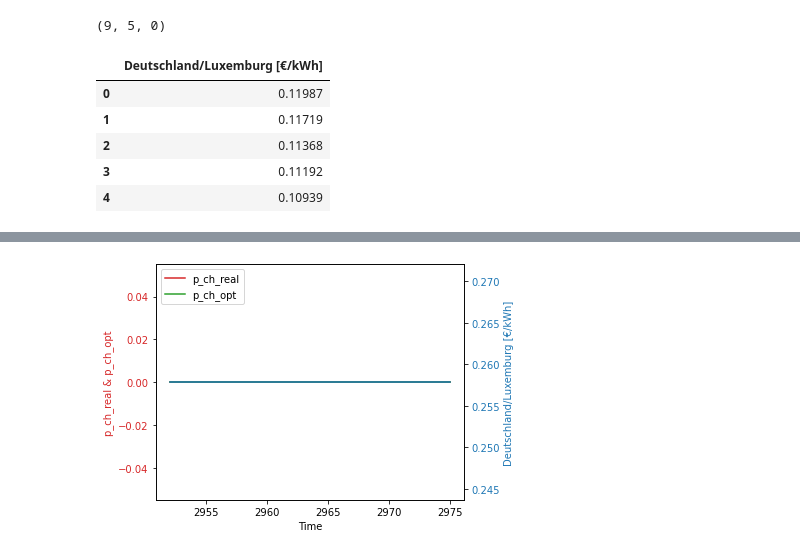
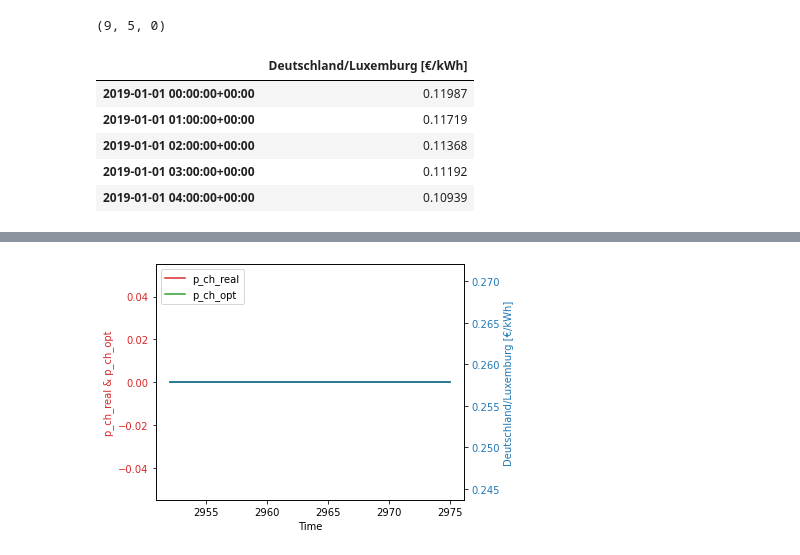
Before and after one commit to leloq/dynamic-tariffs-in-distribution-grids, a Jupyter notebook: 01 Create Dynamic and Constant Profiles.ipynb, the cells around one changed output, grey strips where cells are left out. Drawn from its saved outputs; the diff is of its cells as text; code cells hidden in the pictures.

```diff
--- a/01 Create Dynamic and Constant Profiles.ipynb
+++ b/01 Create Dynamic and Constant Profiles.ipynb
@@ -14,22 +14,22 @@ print(gp.gurobi.version())
 (9, 5, 0)
 # %%
 # In a first step, the input prices are loaded. We take day-ahead GErman spot market prices
-
-df = pd.read_csv("./input/Hourly_EV_Charging.csv") # only for index, the actual EV data is handled separatel
-df = df.iloc[:8760]
+# read EV data with multi-column index
+df = pd.read_csv("./input/Hourly_EV_Charging.csv", sep=";", header=[0,1], index_col=0) # only for index, the actual EV data is handled separately
+df.index = pd.to_datetime(df.index)
 
 df_price = pd.read_excel("./input/Gro_handelspreise_202101010000_202112312359_Stunde (2).xlsx", skiprows=9)
 df_p = pd.DataFrame()
 df_p.index = df.index
 # MWh prices are transformed to kWh prices
 df_p["Deutschland/Luxemburg [€/kWh]"] = df_price["Deutschland/Luxemburg [€/MWh]"].apply(lambda x: x/1000).values
 min_price = df_p["Deutschland/Luxemburg [€/kWh]"].min()
 df_p["Deutschland/Luxemburg [€/kWh]"] = df_p["Deutschland/Luxemburg [€/kWh]"].apply(lambda x: x+abs(min_price)) # avoid negative values for optimization
 df_p.head()
 # %% [output]
 |  | Deutschland/Luxemburg [€/kWh] |
-| 0 | 0.11987 |
-| 1 | 0.11719 |
-| 2 | 0.11368 |
-| 3 | 0.11192 |
-| 4 | 0.10939 |
+| 2019-01-01 00:00:00+00:00 | 0.11987 |
+| 2019-01-01 01:00:00+00:00 | 0.11719 |
+| 2019-01-01 02:00:00+00:00 | 0.11368 |
+| 2019-01-01 03:00:00+00:00 | 0.11192 |
+| 2019-01-01 04:00:00+00:00 | 0.10939 |
```
Also changed, not shown: parts of 6 cells of this notebook, 10 other files.
